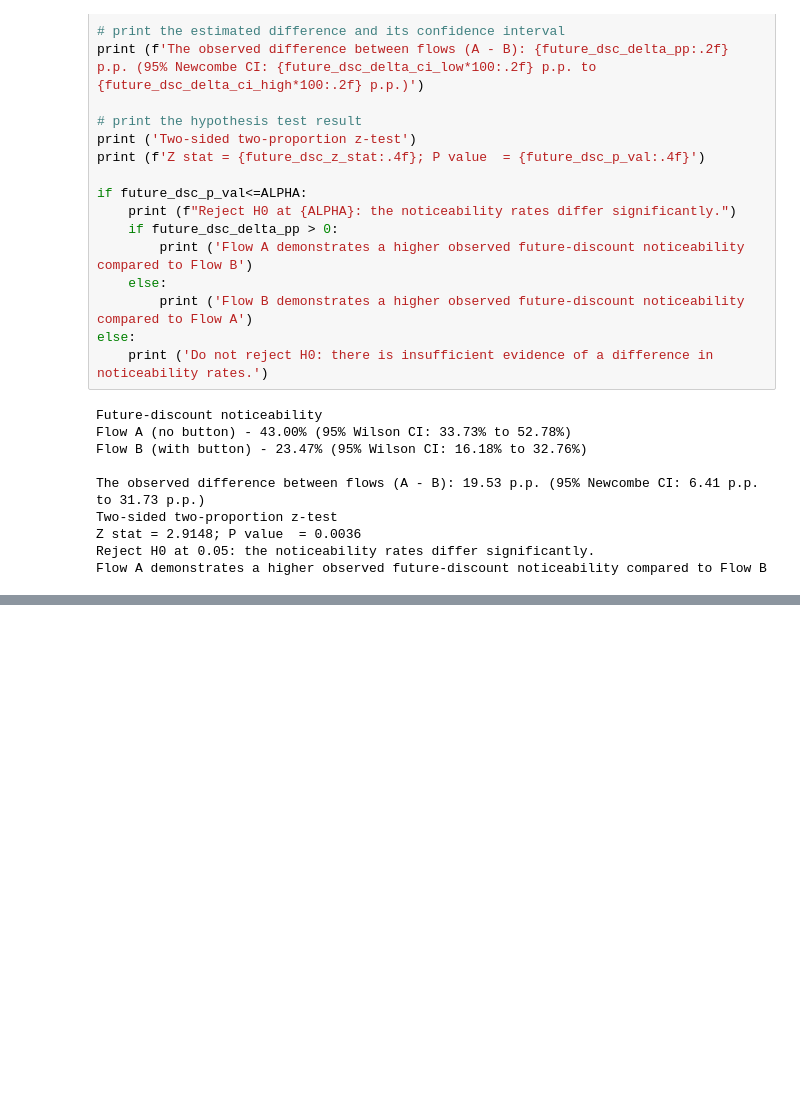
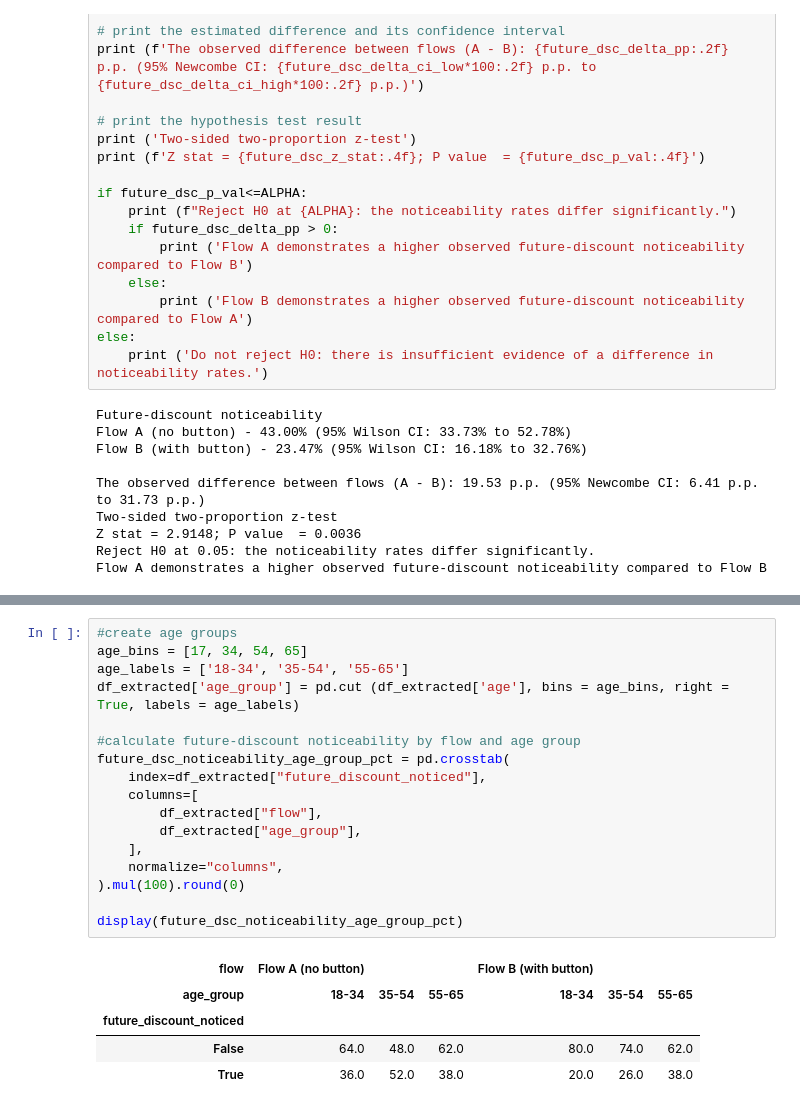
Before and after one commit to elena-kolo/payment-flow-experimentation-analysis, a Jupyter notebook: notebooks/03_prototype_analysis.ipynb, the cells around one changed output, grey strips where cells are left out. Saved outputs shown, nothing was run; the diff lists cells and outputs as text; blank space fills up the shorter version.

```diff
--- a/notebooks/03_prototype_analysis.ipynb
+++ b/notebooks/03_prototype_analysis.ipynb
@@ -423,0 +468,23 @@ One possible explanation* is habitual pop-up dismissal ("cookie-banner blindness
+# %%
+#create age groups
+age_bins = [17, 34, 54, 65]
+age_labels = ['18-34', '35-54', '55-65']
+df_extracted['age_group'] = pd.cut (df_extracted['age'], bins = age_bins, right = True, labels = age_labels)
+
+#сalculate future-discount noticeability by flow and age group
+future_dsc_noticeability_age_group_pct = pd.crosstab(
+    index=df_extracted["future_discount_noticed"],
+    columns=[
+        df_extracted["flow"],
+        df_extracted["age_group"],
+    ],
+    normalize="columns",
+).mul(100).round(0)
+
+display(future_dsc_noticeability_age_group_pct)
+# %% [output]
+| flow | Flow A (no button) |  |  | Flow B (with button) |  |  |
+| age_group | 18-34 | 35-54 | 55-65 | 18-34 | 35-54 | 55-65 |
+| future_discount_noticed |  |  |  |  |  |  |
+| False | 64.0 | 48.0 | 62.0 | 80.0 | 74.0 | 62.0 |
+| True | 36.0 | 52.0 | 38.0 | 20.0 | 26.0 | 38.0 |
```
Also changed, not shown: parts of 19 cells of this notebook, 1 other file.
